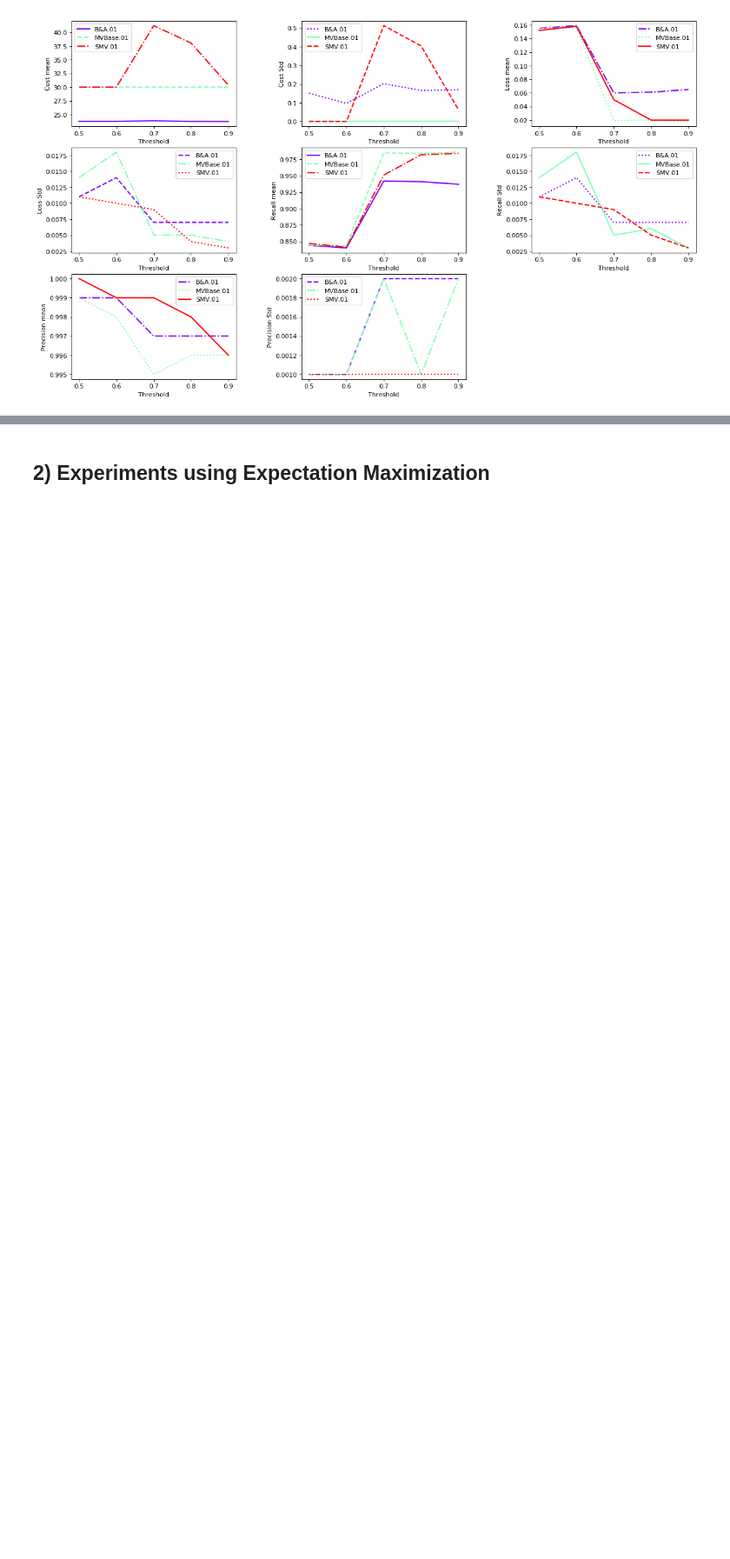
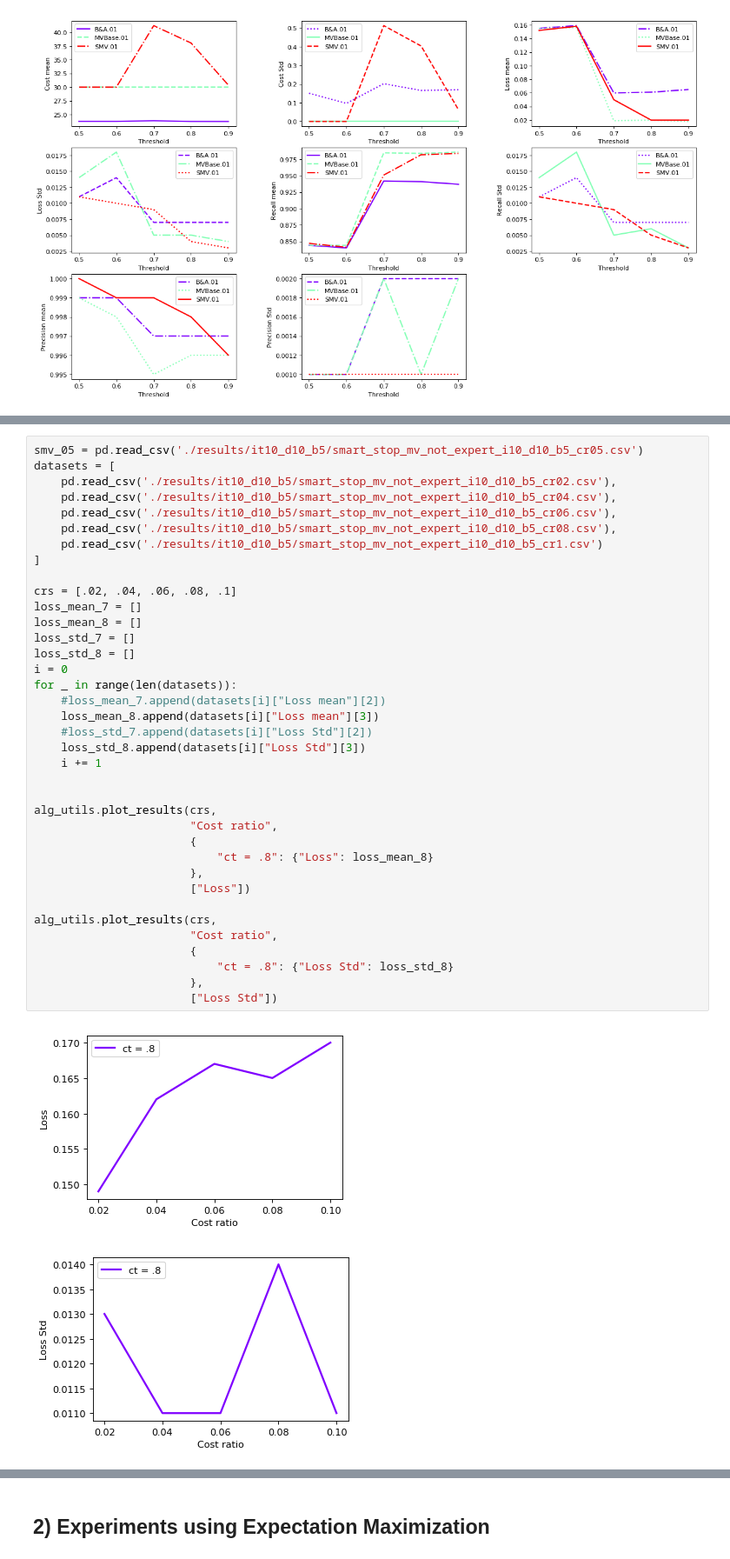
Before and after one commit to pmaglione/classification_model, a Jupyter notebook: main_algorithm_with_experiments.ipynb, the cells around one changed output, grey strips where cells are left out. Shown at 87% size. Saved outputs shown, nothing was run; the diff lists cells and outputs as text; blank space fills up the shorter version.

Commit message:
Cost vs loss analysis

```diff
--- a/main_algorithm_with_experiments.ipynb
+++ b/main_algorithm_with_experiments.ipynb
@@ -1072,0 +984,40 @@ alg_utils.plot_results(cts,
+# %%
+smv_05 = pd.read_csv('./results/it10_d10_b5/smart_stop_mv_not_expert_i10_d10_b5_cr05.csv')
+datasets = [
+    pd.read_csv('./results/it10_d10_b5/smart_stop_mv_not_expert_i10_d10_b5_cr02.csv'),
+    pd.read_csv('./results/it10_d10_b5/smart_stop_mv_not_expert_i10_d10_b5_cr04.csv'),
+    pd.read_csv('./results/it10_d10_b5/smart_stop_mv_not_expert_i10_d10_b5_cr06.csv'),
+    pd.read_csv('./results/it10_d10_b5/smart_stop_mv_not_expert_i10_d10_b5_cr08.csv'),
+    pd.read_csv('./results/it10_d10_b5/smart_stop_mv_not_expert_i10_d10_b5_cr1.csv')
+]
+
+crs = [.02, .04, .06, .08, .1]
+loss_mean_7 = []
+loss_mean_8 = []
+loss_std_7 = []
+loss_std_8 = []
+i = 0
+for _ in range(len(datasets)):
+    #loss_mean_7.append(datasets[i]["Loss mean"][2])
+    loss_mean_8.append(datasets[i]["Loss mean"][3])
+    #loss_std_7.append(datasets[i]["Loss Std"][2])
+    loss_std_8.append(datasets[i]["Loss Std"][3])
+    i += 1
+
+
+alg_utils.plot_results(crs,
+                       "Cost ratio",
+                       {
+                           "ct = .8": {"Loss": loss_mean_8}
+                       },
+                       ["Loss"])
+
+alg_utils.plot_results(crs,
+                       "Cost ratio",
+                       {
+                           "ct = .8": {"Loss Std": loss_std_8}
+                       },
+                       ["Loss Std"])
+# %% [output]
+[figure, added]
+[figure, added]
```
Also changed, not shown: parts of 17 cells of this notebook, 46 other files.
